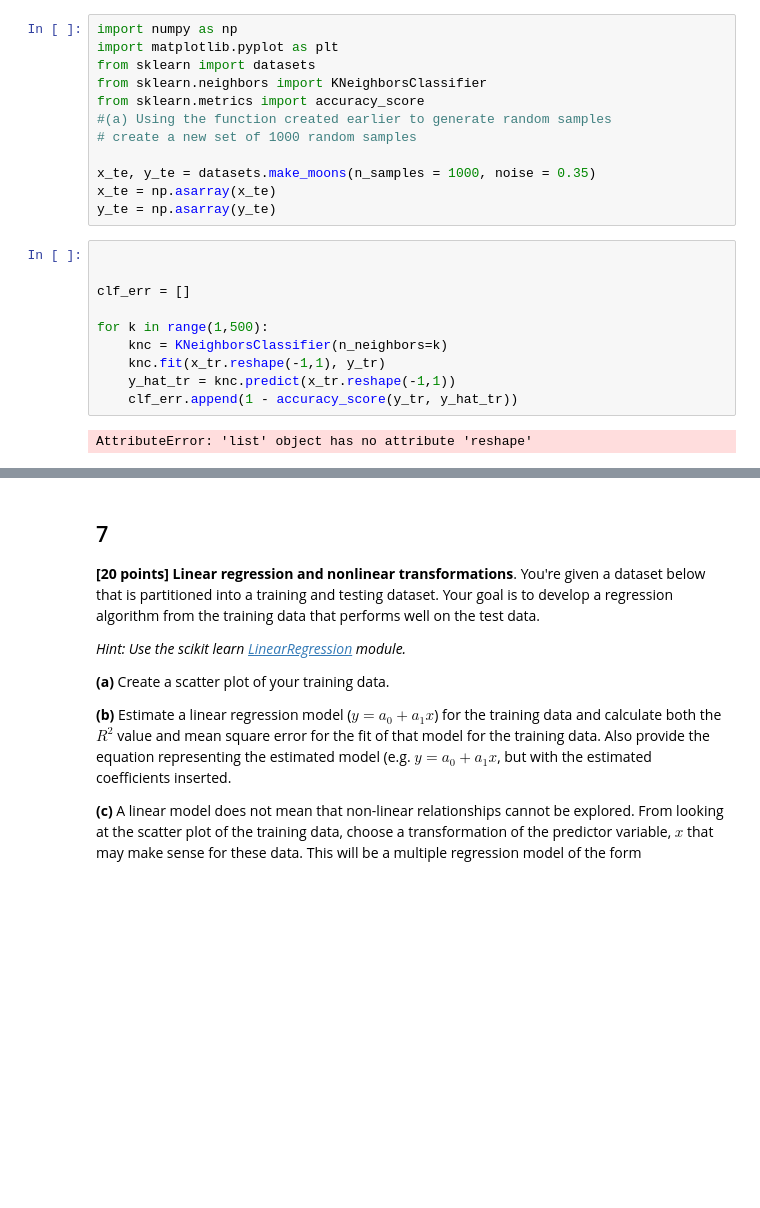
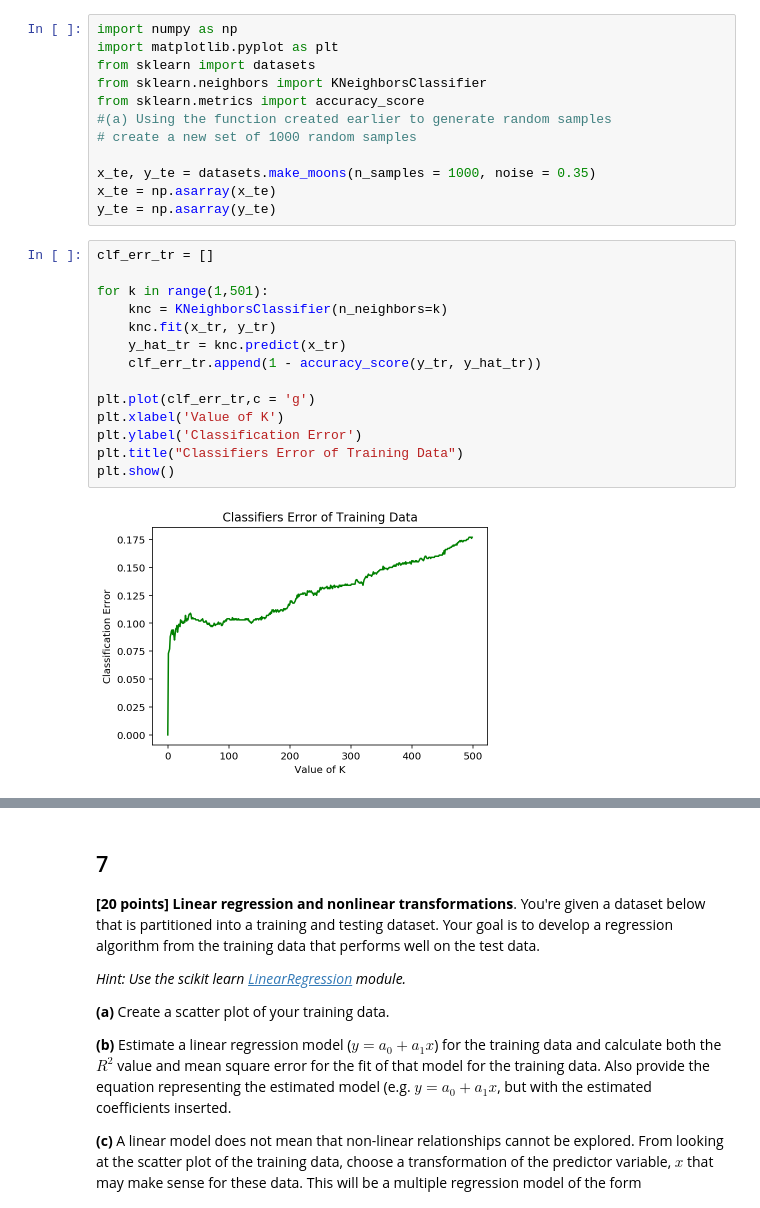
Before and after one commit to y-ke/machine-learning-course, a Jupyter notebook: Assignment 2.ipynb, the cells around one changed output, grey strips where cells are left out. Drawn from its saved outputs; the diff is of its cells as text; blank space fills up the shorter version.

```diff
--- a/Assignment 2.ipynb
+++ b/Assignment 2.ipynb
@@ -470,14 +471,18 @@ x_te, y_te = datasets.make_moons(n_samples = 1000, noise = 0.35)
 x_te = np.asarray(x_te)
 y_te = np.asarray(y_te)
 # %%
+clf_err_tr = []
 
+for k in range(1,501):
+    knc = KNeighborsClassifier(n_neighbors=k)
+    knc.fit(x_tr, y_tr)
+    y_hat_tr = knc.predict(x_tr)
+    clf_err_tr.append(1 - accuracy_score(y_tr, y_hat_tr))
 
-clf_err = []
-
-for k in range(1,500):
-    knc = KNeighborsClassifier(n_neighbors=k)
-    knc.fit(x_tr.reshape(-1,1), y_tr)
-    y_hat_tr = knc.predict(x_tr.reshape(-1,1))
-    clf_err.append(1 - accuracy_score(y_tr, y_hat_tr))
+plt.plot(clf_err_tr,c = 'g')
+plt.xlabel('Value of K')
+plt.ylabel('Classification Error')
+plt.title("Classifiers Error of Training Data")
+plt.show()
 # %% [output]
-AttributeError: 'list' object has no attribute 'reshape'
+[figure, added]
```
Also changed, not shown: parts of 7 cells of this notebook.
